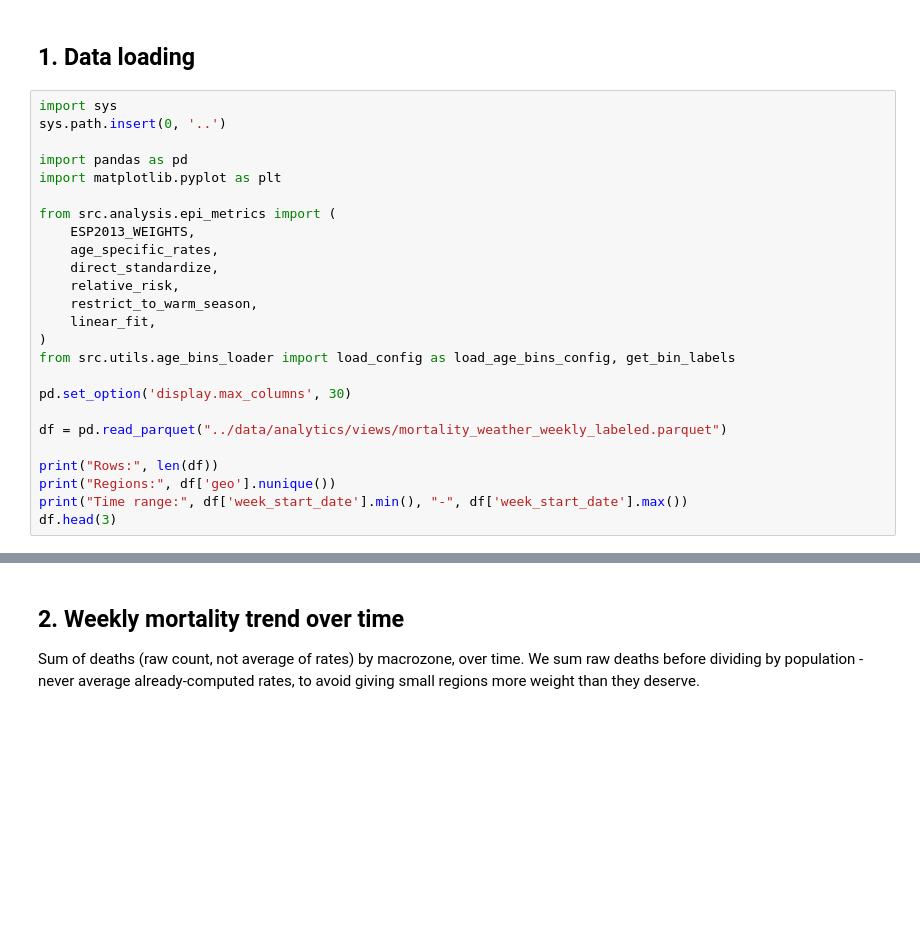
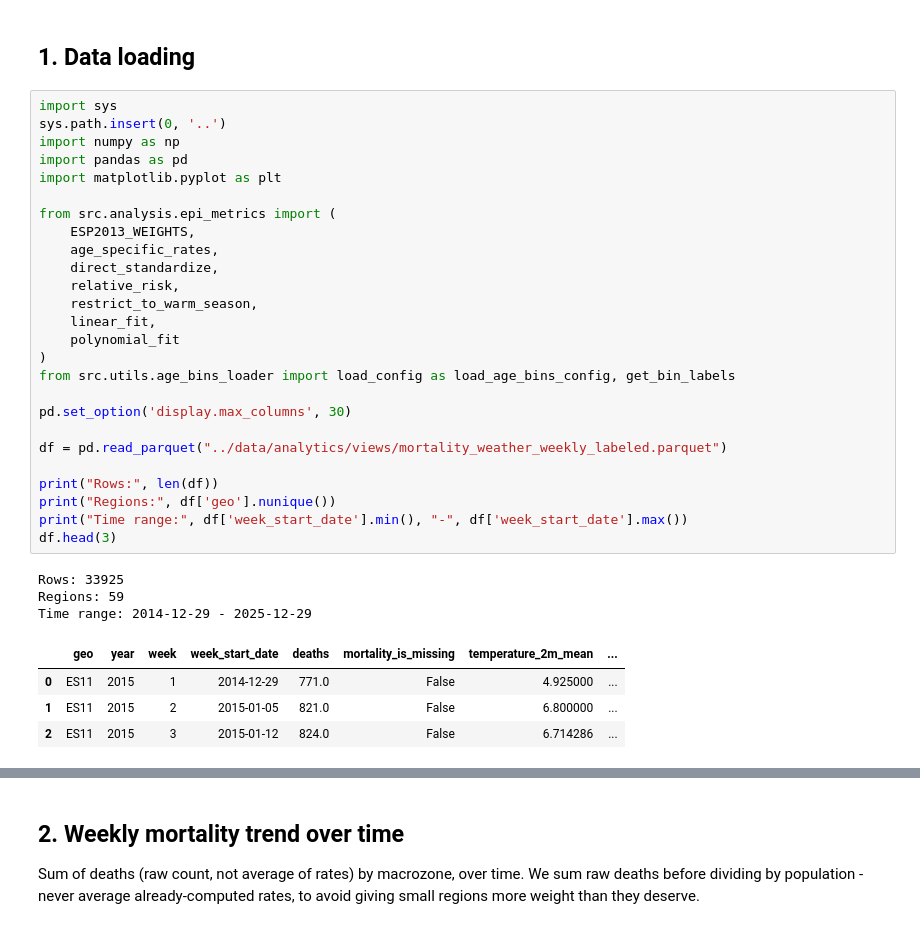
Before and after one commit to caMatt99/Heatwave_analysis, a Jupyter notebook: notebooks/01_Descriptive_analysis.ipynb, the cells around one changed output, grey strips where cells are left out. Drawn from its saved outputs; the diff is of its cells as text; blank space fills up the shorter version.

```diff
--- a/notebooks/01_Descriptive_analysis.ipynb
+++ b/notebooks/01_Descriptive_analysis.ipynb
@@ -18,28 +18,37 @@ Notebook structure:
 # %%
 import sys
 sys.path.insert(0, '..')
-
+import numpy as np
 import pandas as pd
 import matplotlib.pyplot as plt
 
 from src.analysis.epi_metrics import (
     ESP2013_WEIGHTS,
     age_specific_rates,
     direct_standardize,
     relative_risk,
     restrict_to_warm_season,
     linear_fit,
+    polynomial_fit
 )
 from src.utils.age_bins_loader import load_config as load_age_bins_config, get_bin_labels
 
 pd.set_option('display.max_columns', 30)
 
 df = pd.read_parquet("../data/analytics/views/mortality_weather_weekly_labeled.parquet")
 
 print("Rows:", len(df))
 print("Regions:", df['geo'].nunique())
 print("Time range:", df['week_start_date'].min(), "-", df['week_start_date'].max())
 df.head(3)
+# %% [output]
+Rows: 33925
+Regions: 59
+Time range: 2014-12-29 - 2025-12-29
+|  | geo | year | week | week_start_date | deaths | mortality_is_missing | temperature_2m_mean | ... |
+| 0 | ES11 | 2015 | 1 | 2014-12-29 | 771.0 | False | 4.925000 | ... |
+| 1 | ES11 | 2015 | 2 | 2015-01-05 | 821.0 | False | 6.800000 | ... |
+| 2 | ES11 | 2015 | 3 | 2015-01-12 | 824.0 | False | 6.714286 | ... |
 # %%
 # How many rows have missing data? We don't drop them here just check the extent,
 # and decide case by case in each analysis whether and how to exclude them.
```
Also changed, not shown: parts of 23 cells of this notebook, 4 other files.
